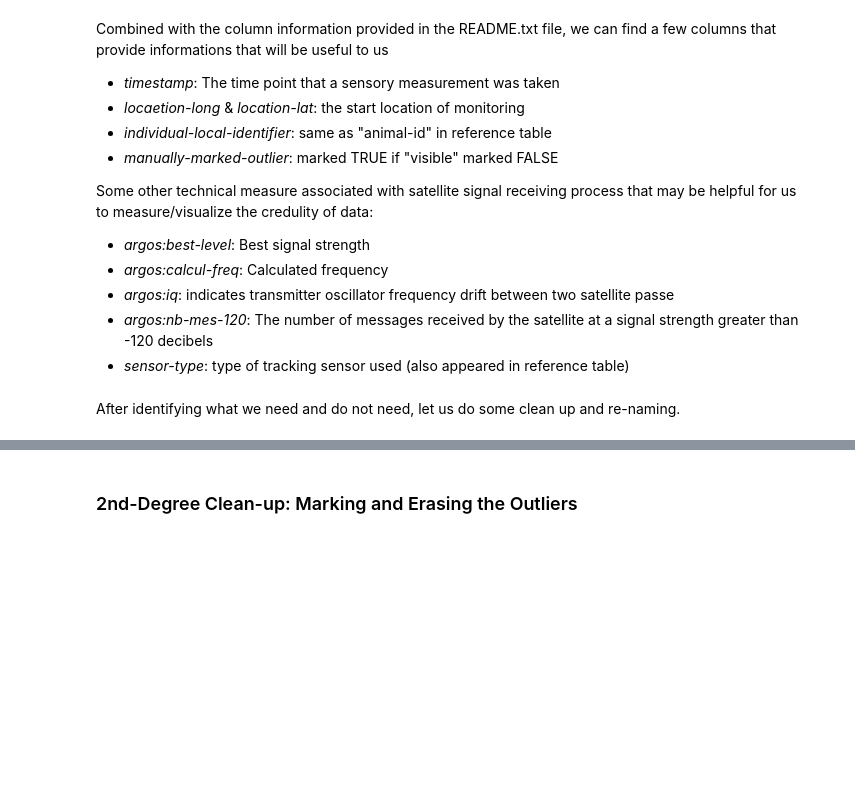
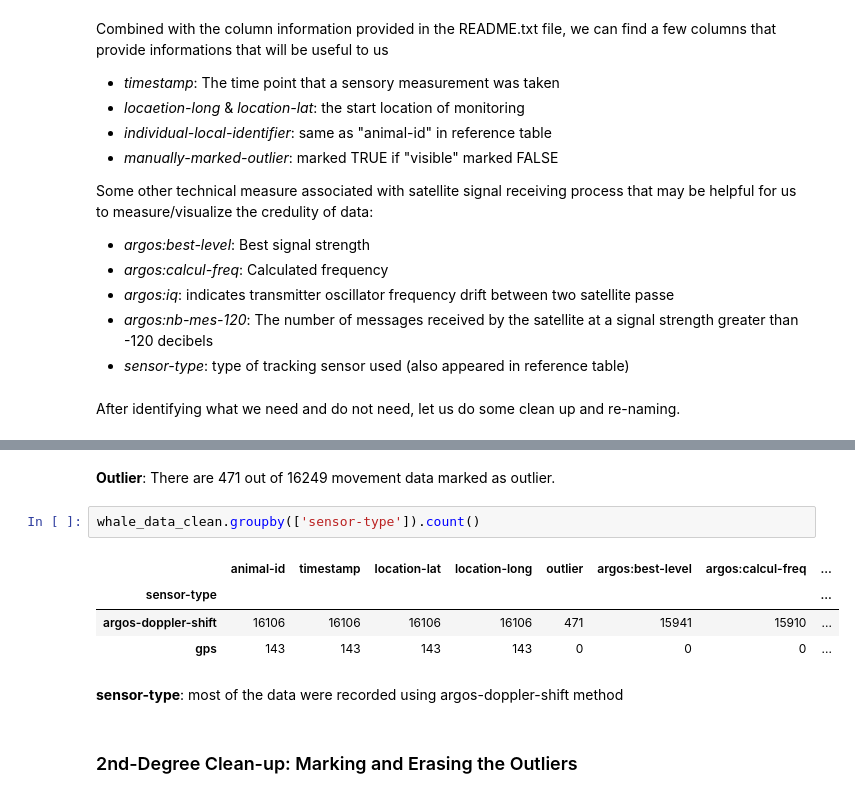
Before and after one commit to gigglypear/movebank_explore, a Jupyter notebook: code/Movebank Data Analysis Attempt.ipynb, the cells around one changed output, grey strips where cells are left out. Cells and saved outputs as stored; diff of their text form; blank space fills up the shorter version.

```diff
--- a/code/Movebank Data Analysis Attempt.ipynb
+++ b/code/Movebank Data Analysis Attempt.ipynb
@@ -134,3 +146,14 @@ whale_data_clean.head()
+# %% [markdown]
+__Outlier__: There are 471 out of 16249 movement data marked as outlier.
+# %%
+whale_data_clean.groupby(['sensor-type']).count()
+# %% [output]
+|  | animal-id | timestamp | location-lat | location-long | outlier | argos:best-level | argos:calcul-freq | ... |
+| sensor-type |  |  |  |  |  |  |  | ... |
+| argos-doppler-shift | 16106 | 16106 | 16106 | 16106 | 471 | 15941 | 15910 | ... |
+| gps | 143 | 143 | 143 | 143 | 0 | 0 | 0 | ... |
+# %% [markdown]
+__sensor-type__: most of the data were recorded using argos-doppler-shift method
 # %% [markdown]
 ### 2nd-Degree Clean-up: Marking and Erasing the Outliers
 # %% [markdown]
```
Also changed, not shown: parts of 10 cells of this notebook, 1 other file.
